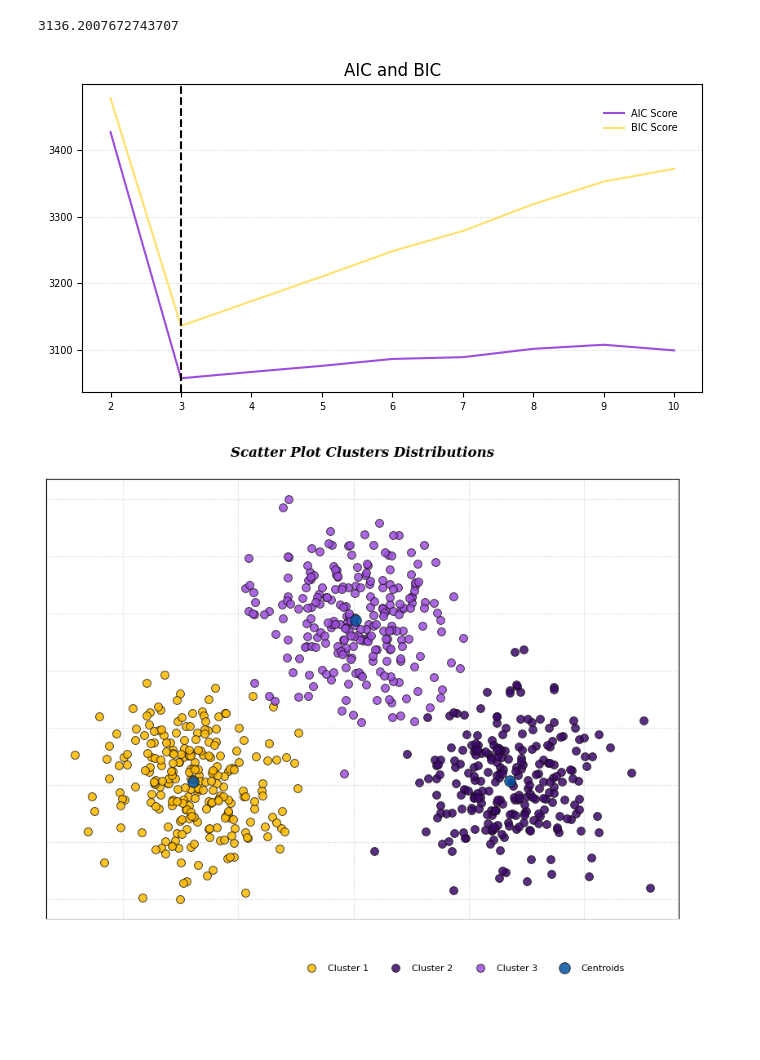
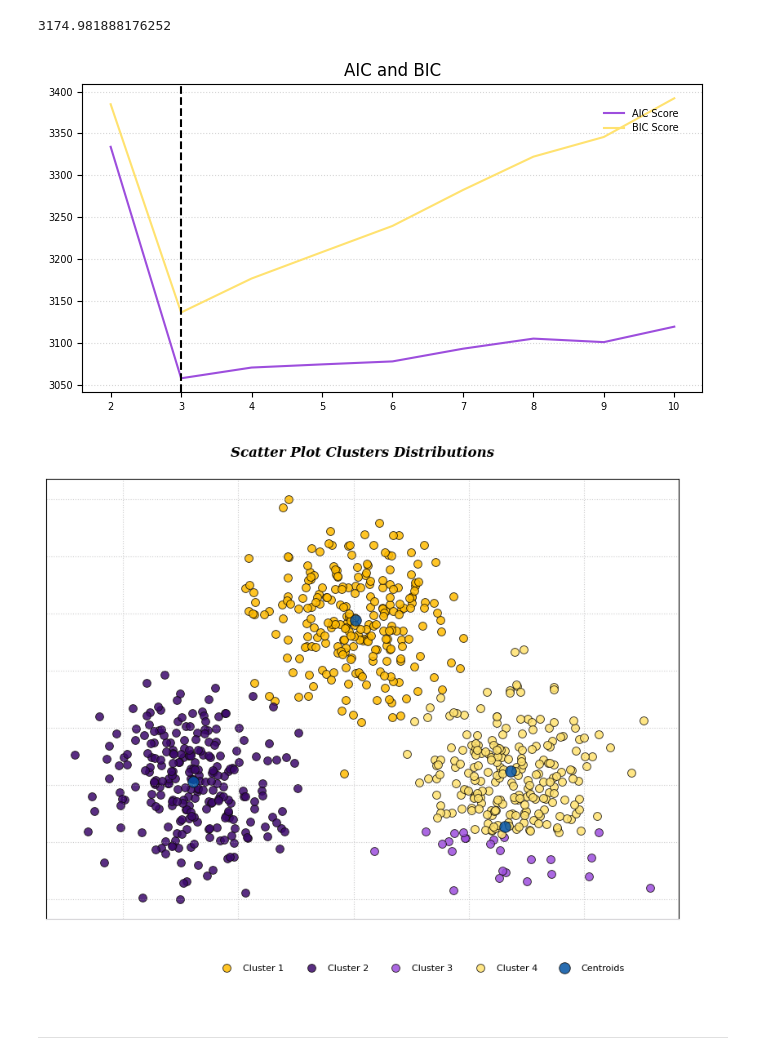
Before and after one commit to DandiMahendris/Gaussian-mixture-from-scratch, a Jupyter notebook: test.ipynb, the cells around one changed output. Drawn from its saved outputs; the diff is of its cells as text; code cells hidden in the pictures; blank space fills up the shorter version.

```diff
--- a/test.ipynb
+++ b/test.ipynb
@@ -42,13 +42,13 @@ pca = PCA(n_components=2, random_state=42)
 
 clean_df = pca.fit_transform(array_df)
 # %%
-gm = GaussianMixture(n_components=3, init_params='k-means++', random_state=42)
+gm = GaussianMixture(n_components=4, init_params='k-means++', random_state=42)
 # %%
 y_gmix = gm.fit_predict(clean_df)
 # %%
 gm.bic(clean_df)
 # %% [output]
-3136.2007672743707
+3174.981888176252
 # %%
 aic = []
 bic = []
@@ -73,28 +73,30 @@ ax.axvline(x=3, linestyle='dashed', color='k')
 
 plt.show()
 # %% [output]
-[figure, old version]
+[figure, new version]
 # %%
 import matplotlib.pyplot as plt
 
 cluster_colors=['#FFBB00', '#3C096C', '#9D4EDD', '#FFE270']
-labels = ['Cluster 1', 'Cluster 2', 'Cluster 3', 'Centroids']
+labels = ['Cluster 1', 'Cluster 2', 'Cluster 3', 'Cluster 4', 'Centroids']
 title=dict(fontsize=12, fontweight='bold', style='italic', fontfamily='serif')
 text_style=dict(fontweight='bold', fontfamily='serif')
 scatter_style=dict(linewidth=0.65, edgecolor='#100C07', alpha=0.85)
 legend_style=dict(borderpad=2, frameon=False, fontsize=8)
 
 y_means_label = list(set(y_gmix))
 
 fig, ax = plt.subplots(figsize=(10, 7))
 for i in y_means_label:
     ax.scatter(clean_df[y_gmix==i, 0], clean_df[y_gmix==i, 1], s=50, c=cluster_colors[i], **scatter_style)
 ax.scatter(gm.means_[:,0], gm.means_[:,1], s=95, c="#0353A4", label='centroids', **scatter_style)
 ax.set_title('Scatter Plot Clusters Distributions\n', **title)
 ax.legend(labels, bbox_to_anchor=(0.95, -0.05), ncol=5, **legend_style)
 ax.grid(axis='both', alpha=0.5, color='#9B9A9C', linestyle='dotted')
 ax.tick_params(left=False, right=False , labelleft=False , labelbottom=False, bottom=False)
 ax.spines['bottom'].set_visible(True)
 ax.spines['bottom'].set_color('#CAC9CD')
 # %% [output]
-[figure, old version]
+[figure, new version]
+# %% [markdown]
+------------
```
Also changed, not shown: parts of 32 cells of this notebook, 1 other file.
